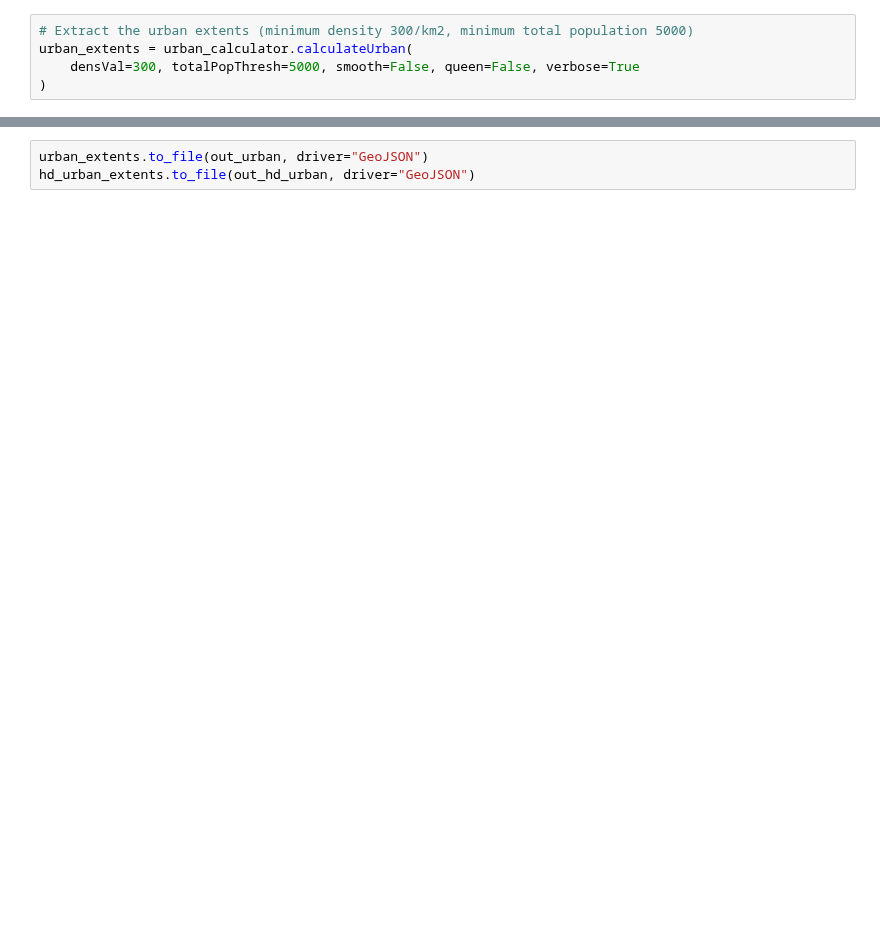
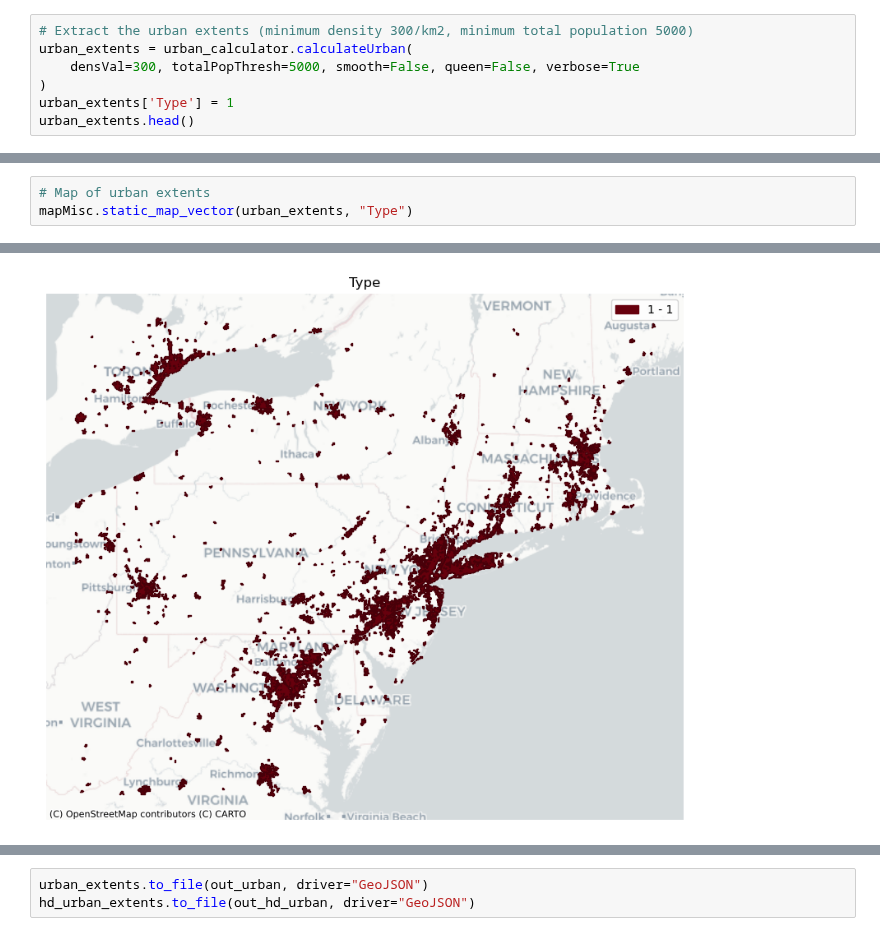
Before and after one commit to worldbank/GOSTurban, a Jupyter notebook: notebooks/Tutorials/UrbanAreas_tutorials.ipynb, the cells around one changed output, grey strips where cells are left out. Saved outputs shown, nothing was run; the diff lists cells and outputs as text; blank space fills up the shorter version.

```diff
--- a/notebooks/Tutorials/UrbanAreas_tutorials.ipynb
+++ b/notebooks/Tutorials/UrbanAreas_tutorials.ipynb
@@ -42,3 +53,5 @@ urban_calculator = urban.urbanGriddedPop(inR)
 urban_extents = urban_calculator.calculateUrban(
     densVal=300, totalPopThresh=5000, smooth=False, queen=False, verbose=True
 )
+urban_extents['Type'] = 1
+urban_extents.head()
@@ -44,0 +74,4 @@ urban_extents = urban_calculator.calculateUrban(
+# %%
+# Map of urban extents
+mapMisc.static_map_vector(urban_extents, "Type")
+# %% [output]
@@ -44,0 +79 @@ urban_extents = urban_calculator.calculateUrban(
+[figure, added]
```
Also changed, not shown: parts of 15 cells of this notebook, 44 other files.
